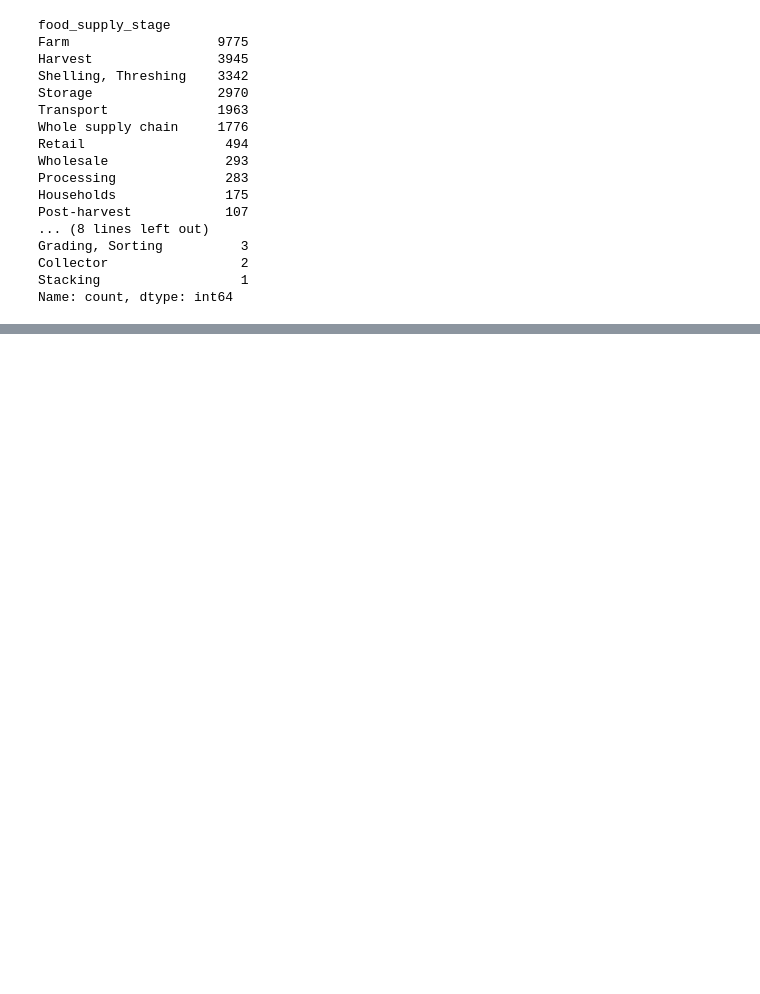
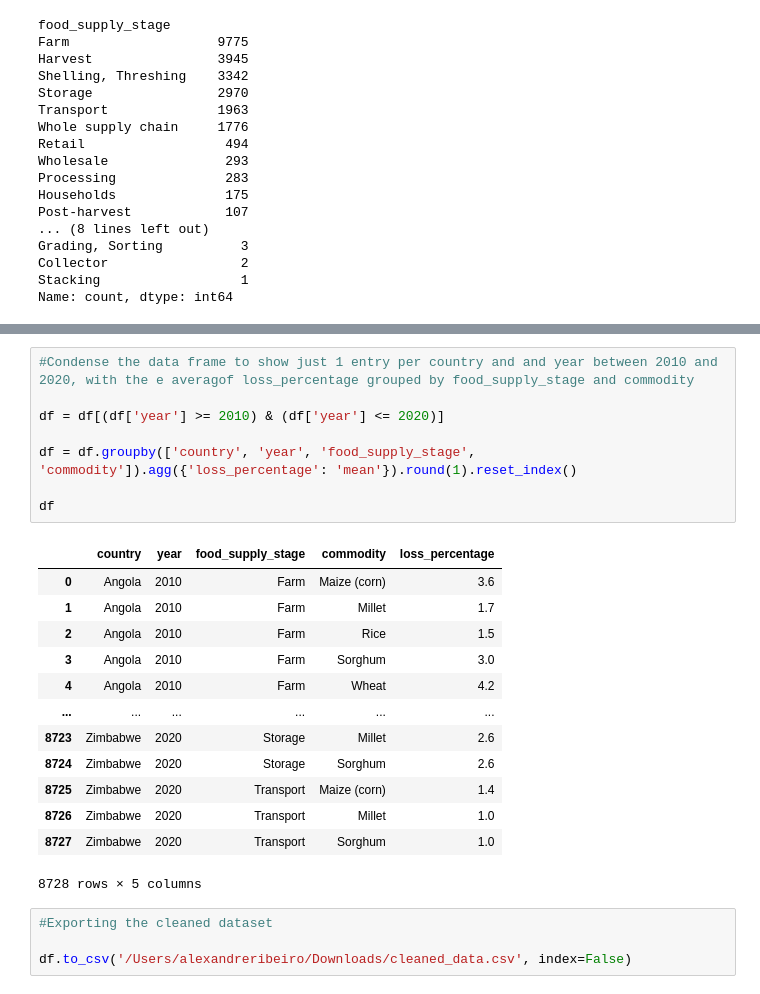
Before and after one commit to AlexRibeiro95/Project_FoodWaste, a Jupyter notebook: DW/DW_Food-Waste_dataset.ipynb, the cells around one changed output, grey strips where cells are left out. Drawn from its saved outputs; the diff is of its cells as text; blank space fills up the shorter version.

```diff
--- a/Project/main.ipynb
+++ b/DW/DW_Food-Waste_dataset.ipynb
@@ -189,0 +271,26 @@ Name: count, dtype: int64
+# %%
+#Condense the data frame to show just 1 entry per country and and year between 2010 and 2020, with the e averagof loss_percentage grouped by food_supply_stage and commodity
+
+df = df[(df['year'] >= 2010) & (df['year'] <= 2020)]
+
+df = df.groupby(['country', 'year', 'food_supply_stage', 'commodity']).agg({'loss_percentage': 'mean'}).round(1).reset_index()
+
+df
+# %% [output]
+|  | country | year | food_supply_stage | commodity | loss_percentage |
+| 0 | Angola | 2010 | Farm | Maize (corn) | 3.6 |
+| 1 | Angola | 2010 | Farm | Millet | 1.7 |
+| 2 | Angola | 2010 | Farm | Rice | 1.5 |
+| 3 | Angola | 2010 | Farm | Sorghum | 3.0 |
+| 4 | Angola | 2010 | Farm | Wheat | 4.2 |
+| ... | ... | ... | ... | ... | ... |
+| 8723 | Zimbabwe | 2020 | Storage | Millet | 2.6 |
+| 8724 | Zimbabwe | 2020 | Storage | Sorghum | 2.6 |
+| 8725 | Zimbabwe | 2020 | Transport | Maize (corn) | 1.4 |
+| 8726 | Zimbabwe | 2020 | Transport | Millet | 1.0 |
+| 8727 | Zimbabwe | 2020 | Transport | Sorghum | 1.0 |
+8728 rows × 5 columns
+# %%
+#Exporting the cleaned dataset
+
+df.to_csv('/Users/alexandreribeiro/Downloads/cleaned_data.csv', index=False)
```
Also changed, not shown: parts of 10 cells of this notebook, 2 other files.
